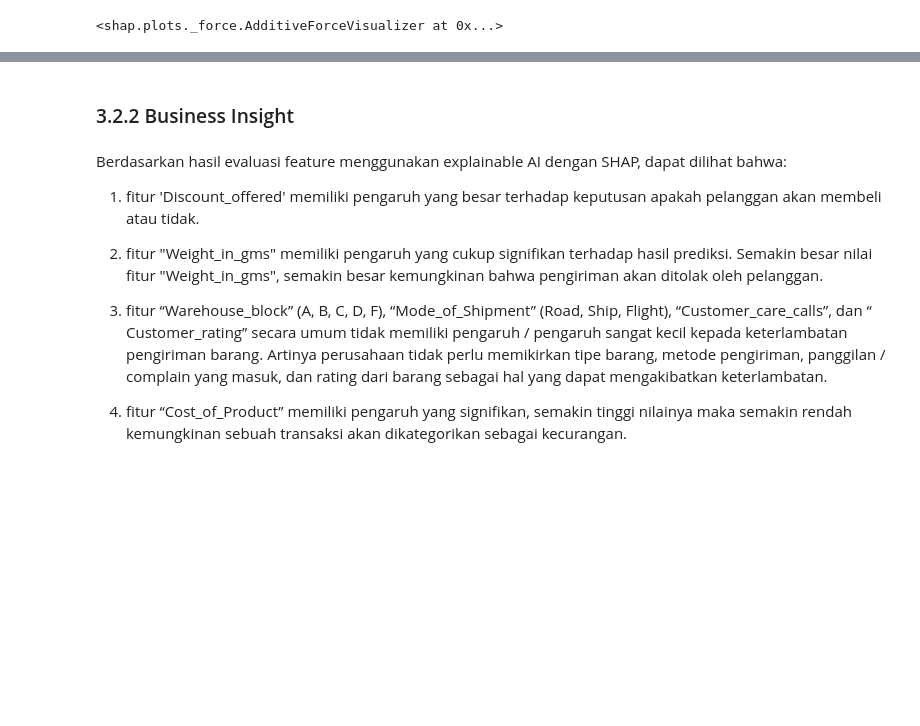
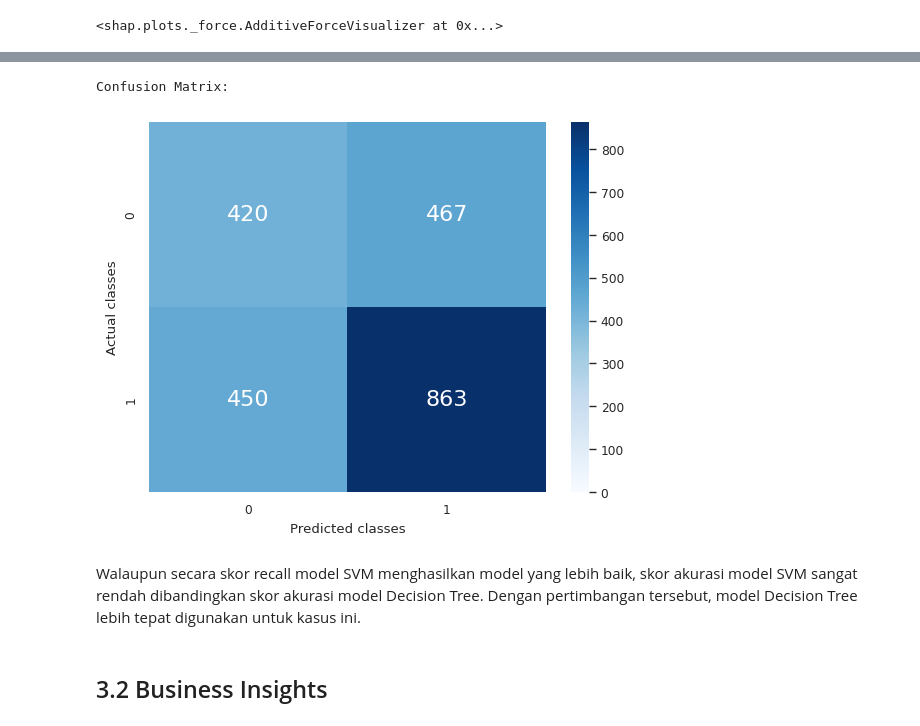
Before and after one commit to uniainiyah/ecommerce-ds, a Jupyter notebook: Final_Project_DS_Rakamin_Batch_31_Kelompok_4_(Cobra).ipynb, the cells around one changed output, grey strips where cells are left out. Cells and saved outputs as stored; diff of their text form; code cells hidden in the pictures; blank space fills up the shorter version.

```diff
--- a/Final_Project_DS_Rakamin_Batch_31_Kelompok_4_(Cobra).ipynb
+++ b/Final_Project_DS_Rakamin_Batch_31_Kelompok_4_(Cobra).ipynb
@@ -1501,0 +1541,30 @@ shap.force_plot(explainer.expected_value[1], shap_values[1][0], x_test_fix.iloc[
+# %%
+# masukkan hasil dari best_params_ ke dalam classifier baru
+svm_best = SVC(random_state=random_state, C=1, decision_function_shape='ovo', gamma='scale', kernel='sigmoid')
+
+svm_best_pipe = Pipeline(
+    steps = [
+        ('preprocessor', preprocessor),
+        ('classifier', svm_best)
+    ]
+)
+
+svm_best_pipe.fit(x_train_outlier_removed, y_train_outlier_removed)
+
+# evaluate model
+y_train_pred = svm_best_pipe.predict(x_train)
+y_pred = svm_best_pipe.predict(x_test)
+
+# main model evaluation: precision
+print('Recall score data TRAIN :', round(recall_score(y_train, y_train_pred)*100, 3), '%')
+print('Recall score data TEST  :', round(recall_score(y_test, y_pred)*100, 3), '%')
+
+# other scores
+print('\nOther Scores (based on test data):\n')
+print('Accuracy score :', round(accuracy_score(y_test, y_pred)*100, 3), '%')
+print('F-1 score :', round(f1_score(y_test, y_pred)*100, 3), '%')
+print('Recall score :', round(recall_score(y_test, y_pred)*100, 3), '%')
+print('Jaccard score :', round(jaccard_score(y_test, y_pred)*100, 3), '%')
+
+# mengukur perbedaan antara probabilitas aktual dan probabilitas prediksi yang dihitung sebagai logaritma basis 2 dari likelihood
+print('Log Loss :', (log_loss(y_test, y_pred)))
@@ -1502,12 +1582,13 @@ shap.force_plot(explainer.expected_value[1], shap_values[1][0], x_test_fix.iloc[
+# %%
+print("Confusion Matrix:")
+sns.heatmap(confusion_matrix(y_test,y_pred), cmap='Blues', annot = True, annot_kws={"size": 16}, fmt="d", vmin=0)
+plt.xlabel('Predicted classes')
+plt.ylabel('Actual classes')
+plt.show()
+# %% [output]
+Confusion Matrix:
+[figure, added]
+# %% [markdown]
+Walaupun secara skor recall model SVM menghasilkan model yang lebih baik, skor akurasi model SVM sangat rendah dibandingkan skor akurasi model Decision Tree. Dengan pertimbangan tersebut, model Decision Tree lebih tepat digunakan untuk kasus ini.
 # %% [markdown]
-### 3.2.2 Business Insight
+## 3.2 Business Insights
-# %% [markdown]
-Berdasarkan hasil evaluasi feature menggunakan explainable AI dengan SHAP, dapat dilihat bahwa:
-
-1. fitur 'Discount_offered' memiliki pengaruh yang besar terhadap keputusan apakah pelanggan akan membeli atau tidak.
-
-2. fitur "Weight_in_gms" memiliki pengaruh yang cukup signifikan terhadap hasil prediksi. Semakin besar nilai fitur "Weight_in_gms", semakin besar kemungkinan bahwa pengiriman akan ditolak oleh pelanggan.
-
-3. fitur “Warehouse_block” (A, B, C, D, F), “Mode_of_Shipment” (Road, Ship, Flight), “Customer_care_calls”, dan “ Customer_rating”  secara umum tidak memiliki pengaruh / pengaruh sangat kecil kepada keterlambatan pengiriman barang. Artinya perusahaan tidak perlu memikirkan tipe barang, metode pengiriman, panggilan / complain yang masuk, dan rating dari barang sebagai hal yang dapat mengakibatkan keterlambatan.
-
-4. fitur “Cost_of_Product” memiliki pengaruh yang signifikan, semakin tinggi nilainya maka semakin rendah kemungkinan sebuah transaksi akan dikategorikan sebagai kecurangan.
```
Also changed, not shown: parts of 21 cells of this notebook.
